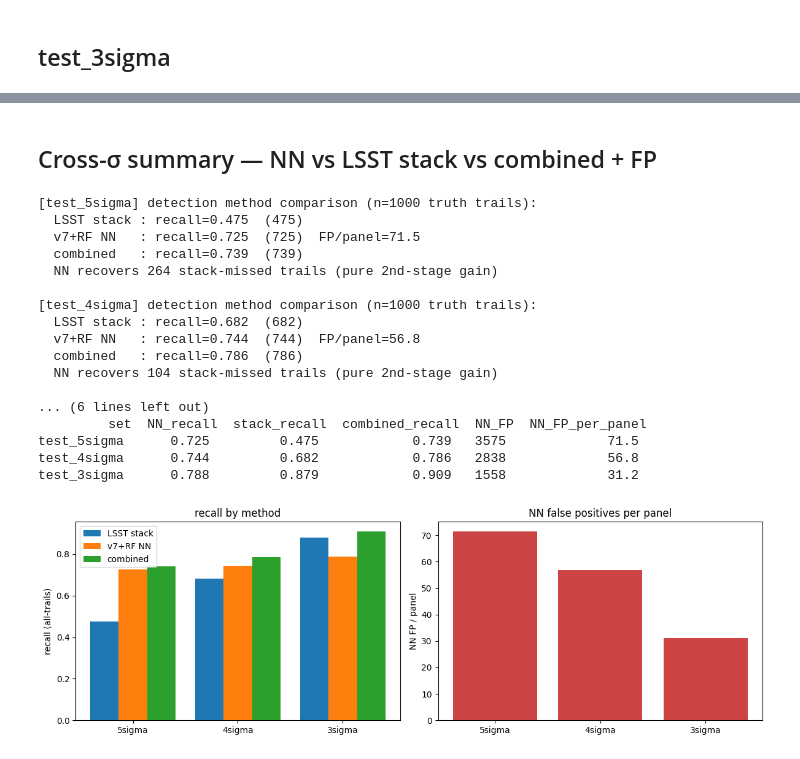
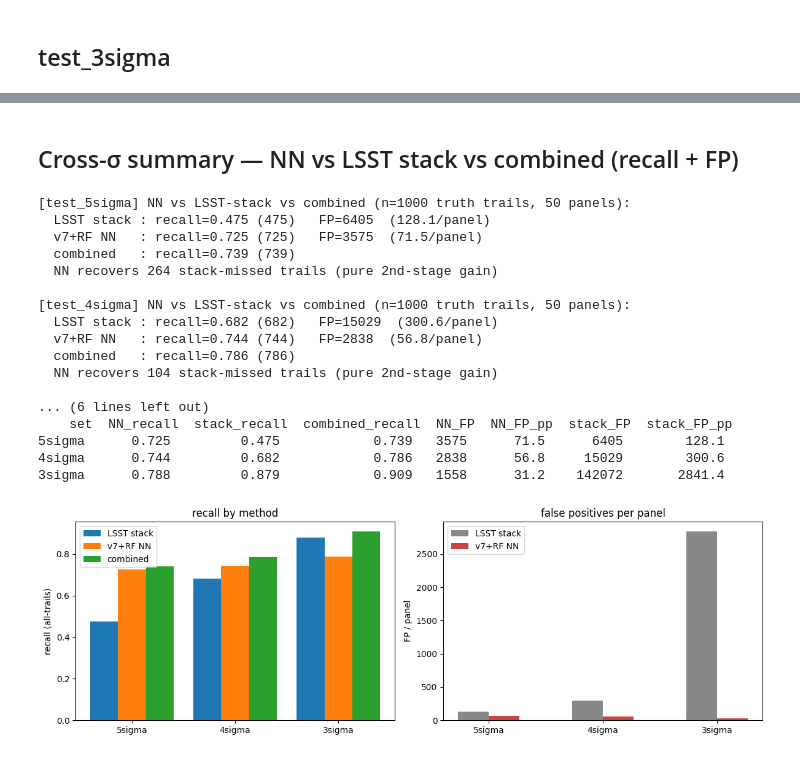
Before and after one commit to dirac-institute/Asteroid_detection_CNN, a Jupyter notebook: Evaluation/Evaluation.ipynb, the cells around one changed output, grey strips where cells are left out. Drawn from its saved outputs; the diff is of its cells as text; code cells hidden in the pictures.

```diff
--- a/Evaluation/Evaluation.ipynb
+++ b/Evaluation/Evaluation.ipynb
@@ -10,7 +12,7 @@ recovery. (Per-pixel confusion is intentionally omitted — it needs the full pr
 # %%
 import sys
 from pathlib import Path
-import numpy as np, pandas as pd, matplotlib.pyplot as plt
+import numpy as np, pandas as pd, h5py, matplotlib.pyplot as plt
 REPO = Path('.').resolve(); sys.path.insert(0, str(REPO))
 import ADCNN.evaluation.detection as evals
 from ADCNN.evaluation.catalog_match import evaluate_catalog, match_pairs
@@ -19,6 +21,16 @@ from ADCNN.inference.rf_postproc import DEFAULT_THR
 CATALOGS = REPO/'Evaluation/catalogs'; DATA = REPO/'DATA_DIFFIM'; TOL_PX = 20.0
 SETS = ['test_5sigma','test_4sigma','test_3sigma']
 print(f'RF cut = {DEFAULT_THR} | match tol = {TOL_PX}px | catalogs = {CATALOGS}')
+
+_STACK_FP = {}
+def stack_fp_count(name):
+    """LSST-stack false positives = total stack/DIA components = sum of per-panel max of the
+    (labeled) real_labels footprint mask. Fast read + max-reduce — no inference."""
+    if name not in _STACK_FP:
+        with h5py.File(DATA/name/'test.h5','r') as f:
+            rl = f['real_labels']
+            _STACK_FP[name] = int(sum(int(rl[i].max()) for i in range(rl.shape[0])))
+    return _STACK_FP[name]
 
 def evaluate_set(name):
     cat = pd.read_csv(CATALOGS/f'{name}_detections.csv')
@@ -31,14 +43,16 @@ def show_confusion(counts, title):
     evals.print_confusion_matrix({'TN': pd.NA, 'FP': counts['FP'], 'FN': counts['FN'], 'TP': counts['TP']}, title=title)
 
 def compare_methods(name, counts, t):
-    nn=t['nn_detected'].astype(bool); st=t['stack_detection']; comb=nn|st; n=len(t)
-    print(f'\n[{name}] detection method comparison (n={n} truth trails):')
-    print(f'  LSST stack : recall={st.mean():.3f}  ({int(st.sum())})')
-    print(f'  v7+RF NN   : recall={nn.mean():.3f}  ({int(nn.sum())})  FP/panel={counts["fp_per_panel"]:.1f}')
-    print(f'  combined   : recall={comb.mean():.3f}  ({int(comb.sum())})')
+    nn=t['nn_detected'].astype(bool); st=t['stack_detection']; comb=nn|st; n=len(t); npan=t['image_id'].nunique()
+    sfp=stack_fp_count(name)
+    print(f'\n[{name}] NN vs LSST-stack vs combined (n={n} truth trails, {npan} panels):')
+    print(f'  LSST stack : recall={st.mean():.3f} ({int(st.sum())})   FP={sfp}  ({sfp/npan:.1f}/panel)')
+    print(f'  v7+RF NN   : recall={nn.mean():.3f} ({int(nn.sum())})   FP={counts["FP"]}  ({counts["fp_per_panel"]:.1f}/panel)')
+    print(f'  combined   : recall={comb.mean():.3f} ({int(comb.sum())})')
     print(f'  NN recovers {int((nn & ~st).sum())} stack-missed trails (pure 2nd-stage gain)')
-    return dict(set=name, NN_recall=round(nn.mean(),3), stack_recall=round(st.mean(),3),
-                combined_recall=round(comb.mean(),3), NN_FP=counts['FP'], NN_FP_per_panel=round(counts['fp_per_panel'],1))
+    return dict(set=name.replace('test_',''), NN_recall=round(nn.mean(),3), stack_recall=round(st.mean(),3),
+                combined_recall=round(comb.mean(),3), NN_FP=counts['FP'], NN_FP_pp=round(counts['fp_per_panel'],1),
+                stack_FP=sfp, stack_FP_pp=round(sfp/npan,1))
 # %% [output]
 RF cut = 0.5 | match tol = 20.0px | catalogs = /sdf/data/rubin/user/mrakovci/Projects/Asteroid_detection_CNN/Evaluation/catalogs
 # %% [markdown]
@@ -146,37 +157,33 @@ Actual Positive                 212                 788
 [figure]
 [figure]
 # %% [markdown]
-## Cross-σ summary — NN vs LSST stack vs combined + FP
+## Cross-σ summary — NN vs LSST stack vs combined (recall + FP)
 # %%
-rows = []
-for name in SETS:
-    counts, t, _, _ = evaluate_set(name)
-    rows.append(compare_methods(name, counts, t))
-summary = pd.DataFrame(rows)
-print('\n', summary.to_string(index=False))
-# bar: recall by method per sigma + NN FP/panel
+rows=[compare_methods(n, *evaluate_set(n)[:2]) for n in SETS]
+summary=pd.DataFrame(rows); print('\n', summary.to_string(index=False))
+x=np.arange(len(SETS)); w=0.27
 fig, ax = plt.subplots(1, 2, figsize=(12,4))
-x = np.arange(len(SETS)); w=0.27
 ax[0].bar(x-w, summary.stack_recall, w, label='LSST stack'); ax[0].bar(x, summary.NN_recall, w, label='v7+RF NN'); ax[0].bar(x+w, summary.combined_recall, w, label='combined')
-ax[0].set_xticks(x); ax[0].set_xticklabels([s.replace('test_','') for s in SETS]); ax[0].set_ylabel('recall (all-trails)'); ax[0].legend(); ax[0].set_title('recall by method')
-ax[1].bar(x, summary.NN_FP_per_panel, color='#c44'); ax[1].set_xticks(x); ax[1].set_xticklabels([s.replace('test_','') for s in SETS]); ax[1].set_ylabel('NN FP / panel'); ax[1].set_title('NN false positives per panel')
+ax[0].set_xticks(x); ax[0].set_xticklabels(summary.set); ax[0].set_ylabel('recall (all-trails)'); ax[0].legend(); ax[0].set_title('recall by method')
+ax[1].bar(x-w/2, summary.stack_FP_pp, w, label='LSST stack', color='#888'); ax[1].bar(x+w/2, summary.NN_FP_pp, w, label='v7+RF NN', color='#c44')
+ax[1].set_xticks(x); ax[1].set_xticklabels(summary.set); ax[1].set_ylabel('FP / panel'); ax[1].legend(); ax[1].set_title('false positives per panel')
 plt.tight_layout(); plt.show()
 # %% [output]
-[test_5sigma] detection method comparison (n=1000 truth trails):
-  LSST stack : recall=0.475  (475)
-  v7+RF NN   : recall=0.725  (725)  FP/panel=71.5
-  combined   : recall=0.739  (739)
+[test_5sigma] NN vs LSST-stack vs combined (n=1000 truth trails, 50 panels):
+  LSST stack : recall=0.475 (475)   FP=6405  (128.1/panel)
+  v7+RF NN   : recall=0.725 (725)   FP=3575  (71.5/panel)
+  combined   : recall=0.739 (739)
   NN recovers 264 stack-missed trails (pure 2nd-stage gain)
 
-[test_4sigma] detection method comparison (n=1000 truth trails):
-  LSST stack : recall=0.682  (682)
-  v7+RF NN   : recall=0.744  (744)  FP/panel=56.8
-  combined   : recall=0.786  (786)
+[test_4sigma] NN vs LSST-stack vs combined (n=1000 truth trails, 50 panels):
+  LSST stack : recall=0.682 (682)   FP=15029  (300.6/panel)
+  v7+RF NN   : recall=0.744 (744)   FP=2838  (56.8/panel)
+  combined   : recall=0.786 (786)
   NN recovers 104 stack-missed trails (pure 2nd-stage gain)
 
 ... (6 lines left out)
-         set  NN_recall  stack_recall  combined_recall  NN_FP  NN_FP_per_panel
-test_5sigma      0.725         0.475            0.739   3575             71.5
-test_4sigma      0.744         0.682            0.786   2838             56.8
-test_3sigma      0.788         0.879            0.909   1558             31.2
+    set  NN_recall  stack_recall  combined_recall  NN_FP  NN_FP_pp  stack_FP  stack_FP_pp
+5sigma      0.725         0.475            0.739   3575      71.5      6405        128.1
+4sigma      0.744         0.682            0.786   2838      56.8     15029        300.6
+3sigma      0.788         0.879            0.909   1558      31.2    142072       2841.4
-[figure, old version]
+[figure, new version]
```
Also changed, not shown: parts of 5 cells of this notebook.
